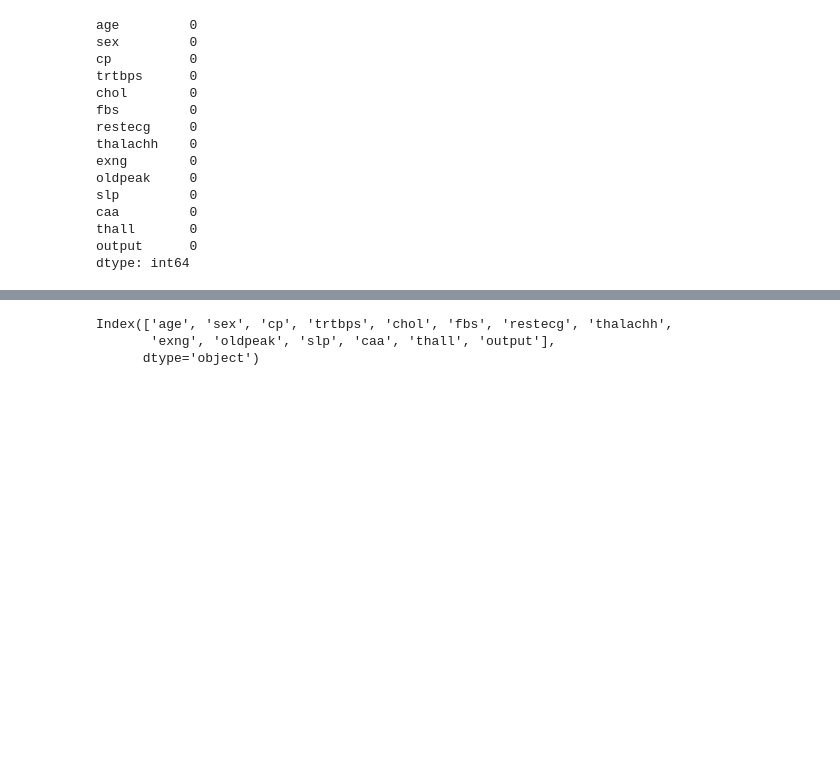
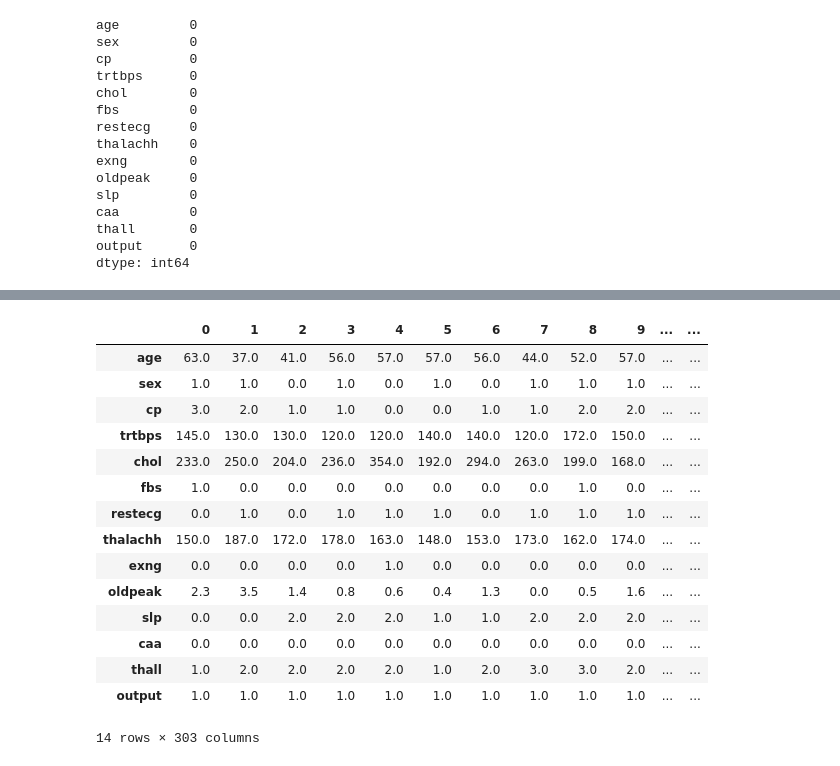
Before and after one commit to AmanPathan/DSBDA, a Jupyter notebook: Heart.ipynb, the cells around one changed output, grey strips where cells are left out. Cells and saved outputs as stored; diff of their text form; code cells hidden in the pictures; blank space fills up the shorter version.

```diff
--- a/Heart.ipynb
+++ b/Heart.ipynb
@@ -98,6 +95,19 @@ merged_df.head()
 # %%
-data.columns
+data.T
 # %% [output]
+|  | 0 | 1 | 2 | 3 | 4 | 5 | 6 | 7 | 8 | 9 | ... | ... |
+| age | 63.0 | 37.0 | 41.0 | 56.0 | 57.0 | 57.0 | 56.0 | 44.0 | 52.0 | 57.0 | ... | ... |
+| sex | 1.0 | 1.0 | 0.0 | 1.0 | 0.0 | 1.0 | 0.0 | 1.0 | 1.0 | 1.0 | ... | ... |
+| cp | 3.0 | 2.0 | 1.0 | 1.0 | 0.0 | 0.0 | 1.0 | 1.0 | 2.0 | 2.0 | ... | ... |
+| trtbps | 145.0 | 130.0 | 130.0 | 120.0 | 120.0 | 140.0 | 140.0 | 120.0 | 172.0 | 150.0 | ... | ... |
+| chol | 233.0 | 250.0 | 204.0 | 236.0 | 354.0 | 192.0 | 294.0 | 263.0 | 199.0 | 168.0 | ... | ... |
+| fbs | 1.0 | 0.0 | 0.0 | 0.0 | 0.0 | 0.0 | 0.0 | 0.0 | 1.0 | 0.0 | ... | ... |
+| restecg | 0.0 | 1.0 | 0.0 | 1.0 | 1.0 | 1.0 | 0.0 | 1.0 | 1.0 | 1.0 | ... | ... |
+| thalachh | 150.0 | 187.0 | 172.0 | 178.0 | 163.0 | 148.0 | 153.0 | 173.0 | 162.0 | 174.0 | ... | ... |
+| exng | 0.0 | 0.0 | 0.0 | 0.0 | 1.0 | 0.0 | 0.0 | 0.0 | 0.0 | 0.0 | ... | ... |
+| oldpeak | 2.3 | 3.5 | 1.4 | 0.8 | 0.6 | 0.4 | 1.3 | 0.0 | 0.5 | 1.6 | ... | ... |
+| slp | 0.0 | 0.0 | 2.0 | 2.0 | 2.0 | 1.0 | 1.0 | 2.0 | 2.0 | 2.0 | ... | ... |
+| caa | 0.0 | 0.0 | 0.0 | 0.0 | 0.0 | 0.0 | 0.0 | 0.0 | 0.0 | 0.0 | ... | ... |
+| thall | 1.0 | 2.0 | 2.0 | 2.0 | 2.0 | 1.0 | 2.0 | 3.0 | 3.0 | 2.0 | ... | ... |
+| output | 1.0 | 1.0 | 1.0 | 1.0 | 1.0 | 1.0 | 1.0 | 1.0 | 1.0 | 1.0 | ... | ... |
-Index(['age', 'sex', 'cp', 'trtbps', 'chol', 'fbs', 'restecg', 'thalachh',
-       'exng', 'oldpeak', 'slp', 'caa', 'thall', 'output'],
-      dtype='object')
+14 rows × 303 columns
```
Also changed, not shown: parts of 23 cells of this notebook, 6 other files.
